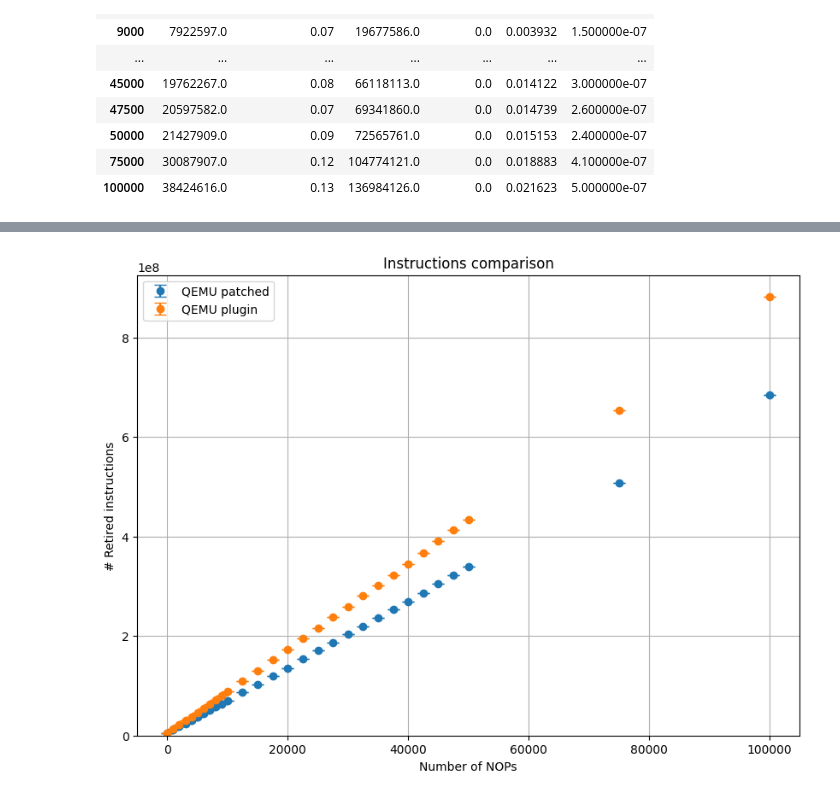
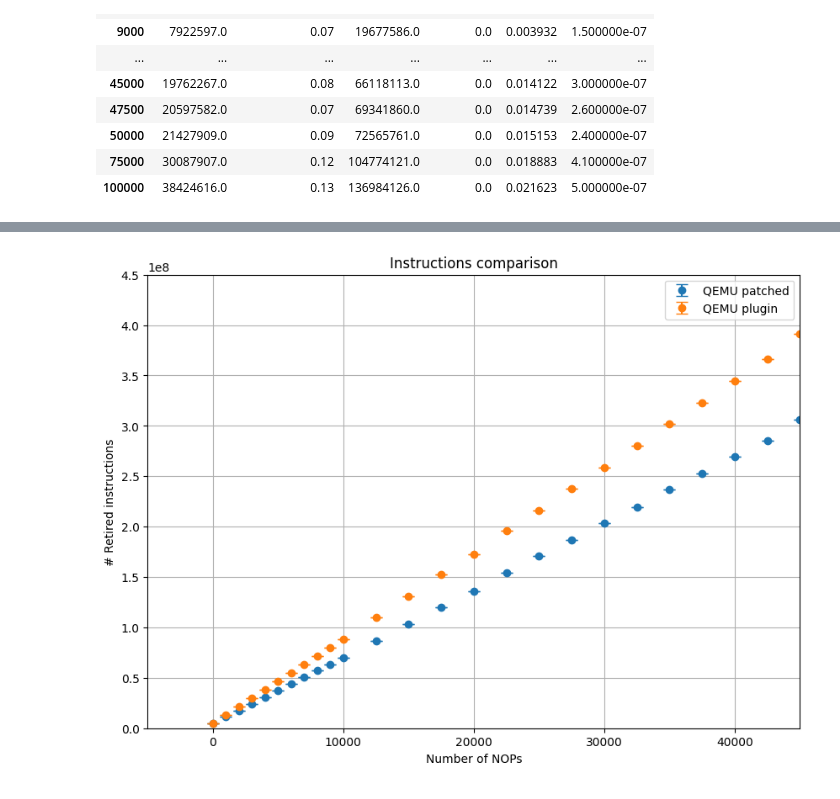
Before and after one commit to Maeeen/qemu-semester-project, a Jupyter notebook: benchmarks/inscount/plot.ipynb, the cells around one changed output, grey strips where cells are left out. Cells and saved outputs as stored; diff of their text form; code cells hidden in the pictures.

Commit message:
update plots

```diff
--- a/benchmarks/inscount/plot.ipynb
+++ b/benchmarks/inscount/plot.ipynb
@@ -168,7 +168,7 @@ data
 | 75000 | 30087907.0 | 0.12 | 104774121.0 | 0.0 | 0.018883 | 4.100000e-07 |
 | 100000 | 38424616.0 | 0.13 | 136984126.0 | 0.0 | 0.021623 | 5.000000e-07 |
 # %%
-def plot(data, data_patched):
+def plot(data, data_patched, ylim = None, xlim = None):
     # Plot "instructions" with variance
     plt.figure(figsize=(10, 7))
 
@@ -182,7 +182,10 @@ def plot(data, data_patched):
     plt.legend()
     plt.grid()
     # logscale
-    plt.ylim(bottom=0)
+    if ylim != None:
+        plt.ylim(bottom=0, top=ylim)
+    if xlim != None:
+        plt.xlim(right=xlim)
     plt.xlabel("Number of NOPs")
-plot(data, patched_data)
+plot(data, patched_data, ylim=2.5 * 1e7, xlim=45000)
 # %% [output]
@@ -232,6 +234,6 @@ data_tb1
 | 75000 | 653665916.0 | 0.05 | 1.824459e+09 | 0.0 | 0.230940 | 3.300000e-07 |
 | 100000 | 881860120.0 | 0.03 | 2.439749e+09 | 0.0 | 0.299044 | 4.400000e-07 |
 # %%
-plot(data_tb1, patched_data_tb1)
+plot(data_tb1, patched_data_tb1, xlim=45000, ylim=4.5*1e8)
 # %% [output]
-[figure, old version]
+[figure, new version]
```
Also changed, not shown: parts of 2 cells of this notebook.
